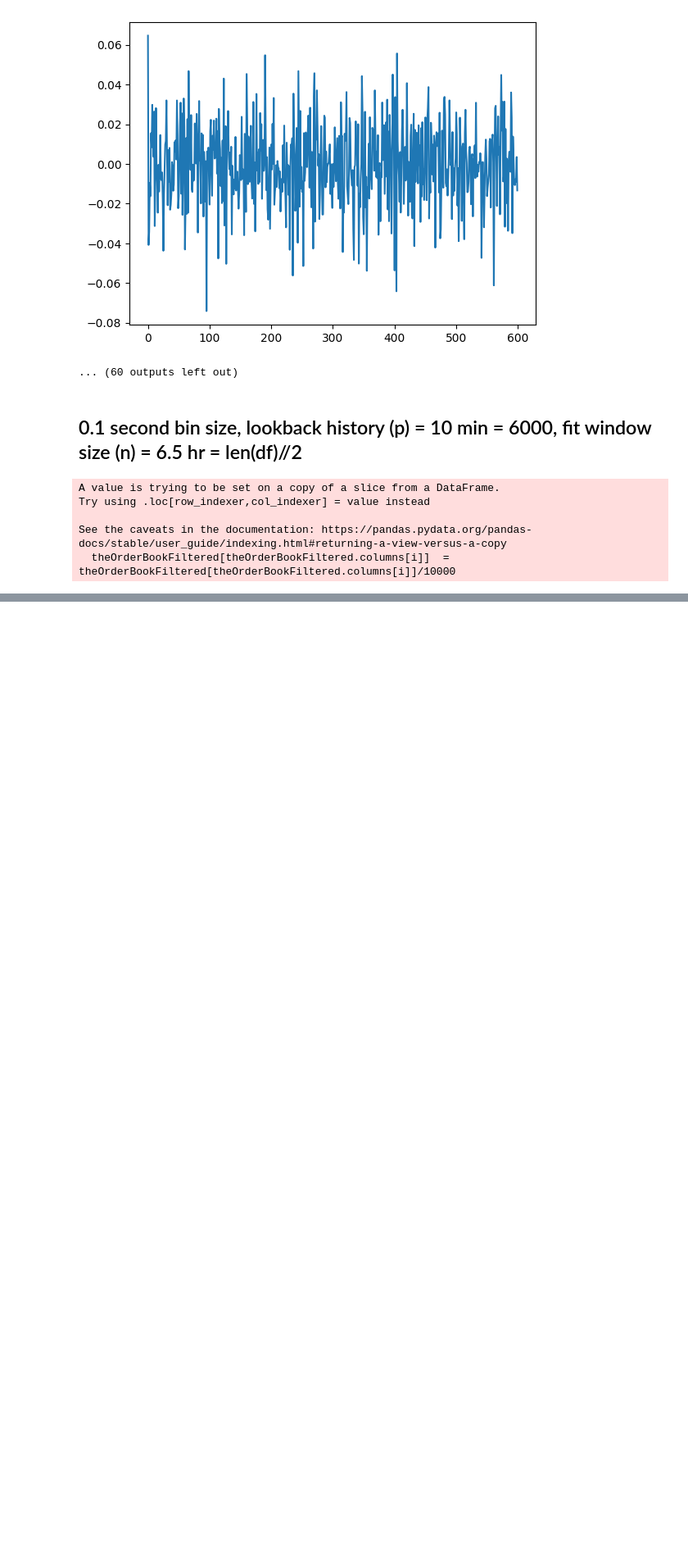
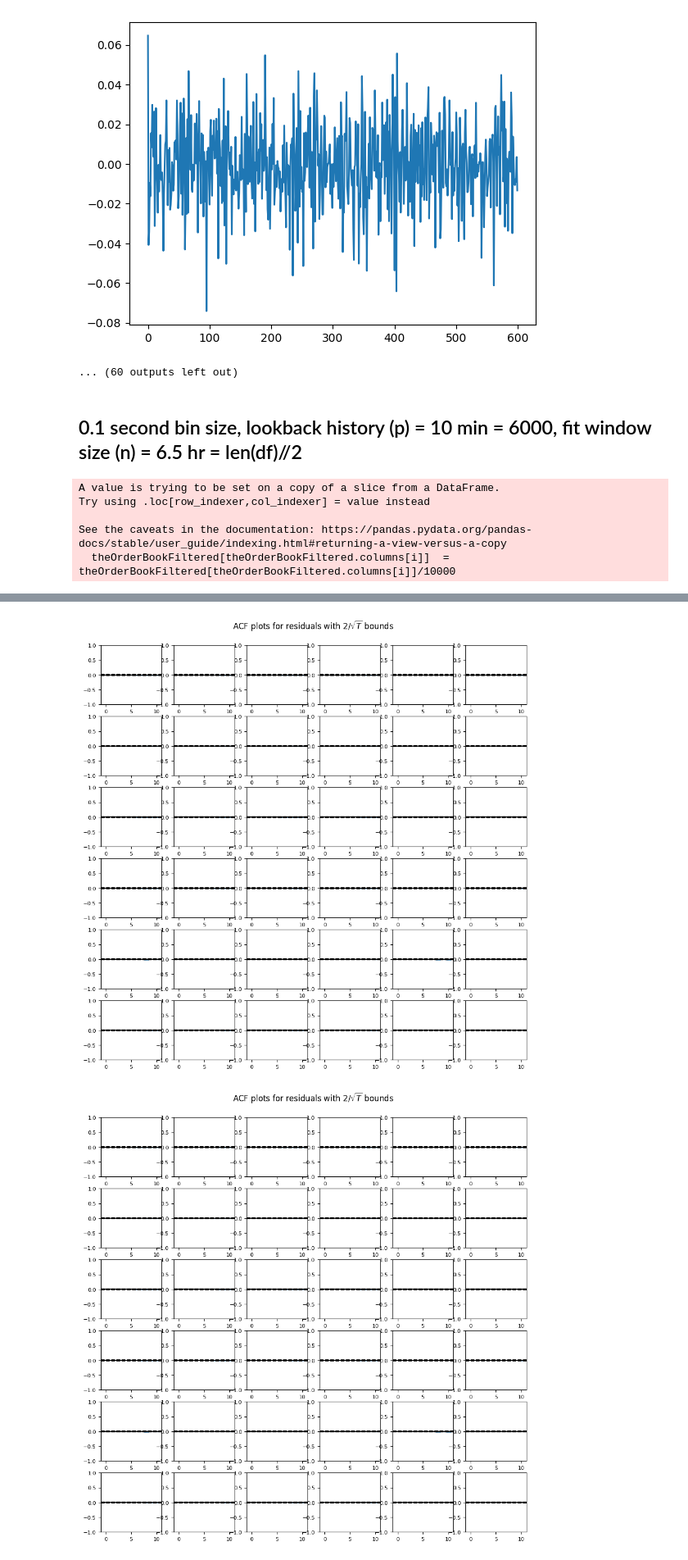
Before and after one commit to konqr/lobSimulations, a Jupyter notebook: hawkesFit.ipynb, the cells around one changed output, grey strips where cells are left out. Shown at 82% size. Drawn from its saved outputs; the diff is of its cells as text; code cells hidden in the pictures; blank space fills up the shorter version.

```diff
--- a/hawkesFit.ipynb
+++ b/hawkesFit.ipynb
@@ -142,0 +148,2 @@ for i in range(thetas_1[key].shape[0]):
+# %%
+data_1 = l.loadBinned(binLength = 1, filterTop = True)
@@ -142,0 +156,6 @@ for i in range(thetas_1[key].shape[0]):
+# %%
+l_df = []
+for i in data_1['2019-01-07'].keys():
+    df  = data_1['2019-01-07'][i]
+    l_df += [df.rename(columns = {'count' : i})[i]]
+bigDf = pd.concat(l_df, axis= 1)
@@ -142,0 +180,4 @@ for i in range(thetas_1[key].shape[0]):
+# %%
+model = VAR(bigDf)
+res = model.fit(10)
+res.summary()
@@ -142,0 +202,5 @@ for i in range(thetas_1[key].shape[0]):
+# %%
+res.plot_acorr()
+# %% [output]
+[figure, added]
+[figure, added]
```
Also changed, not shown: parts of 7 cells of this notebook, 1 other file.
